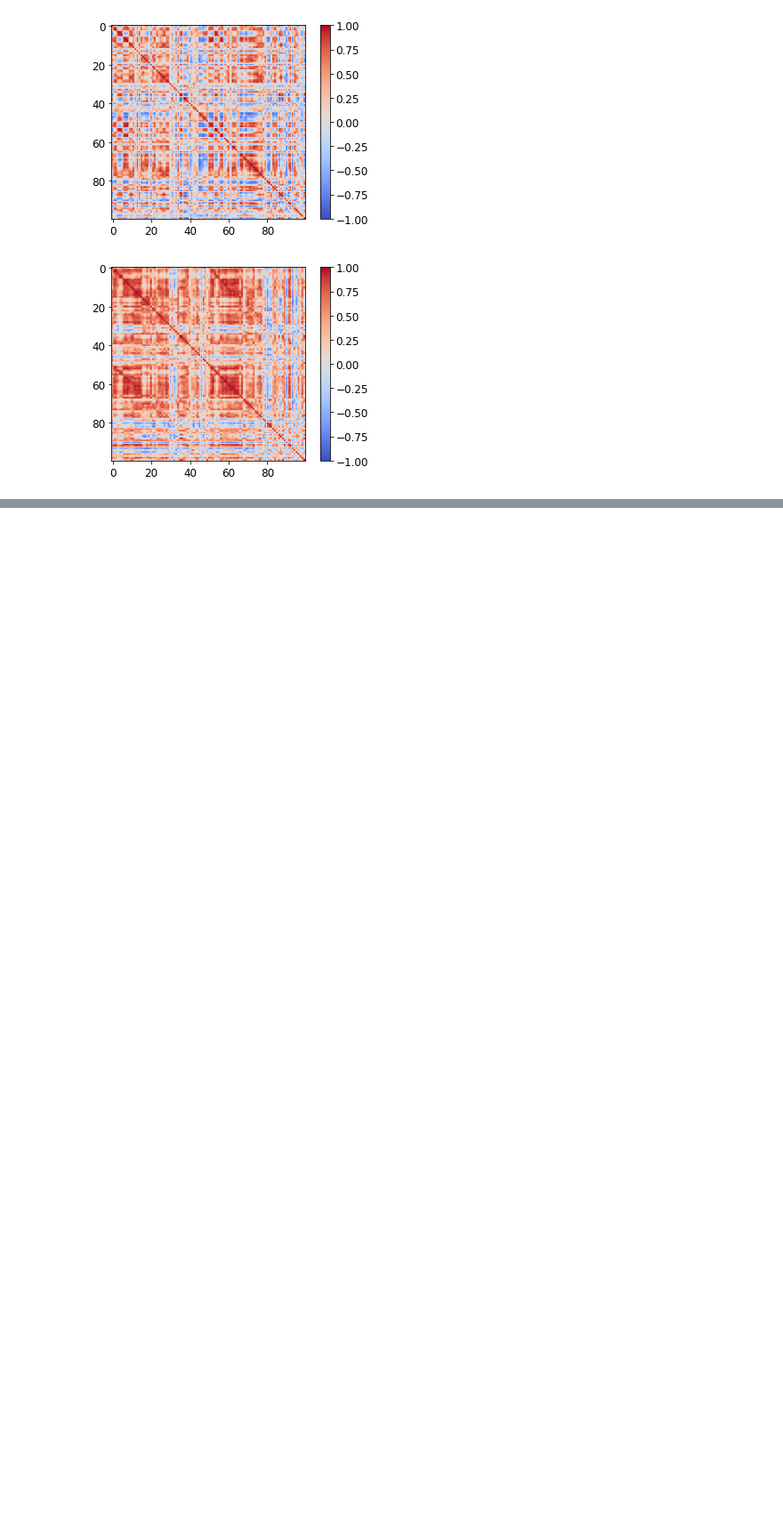
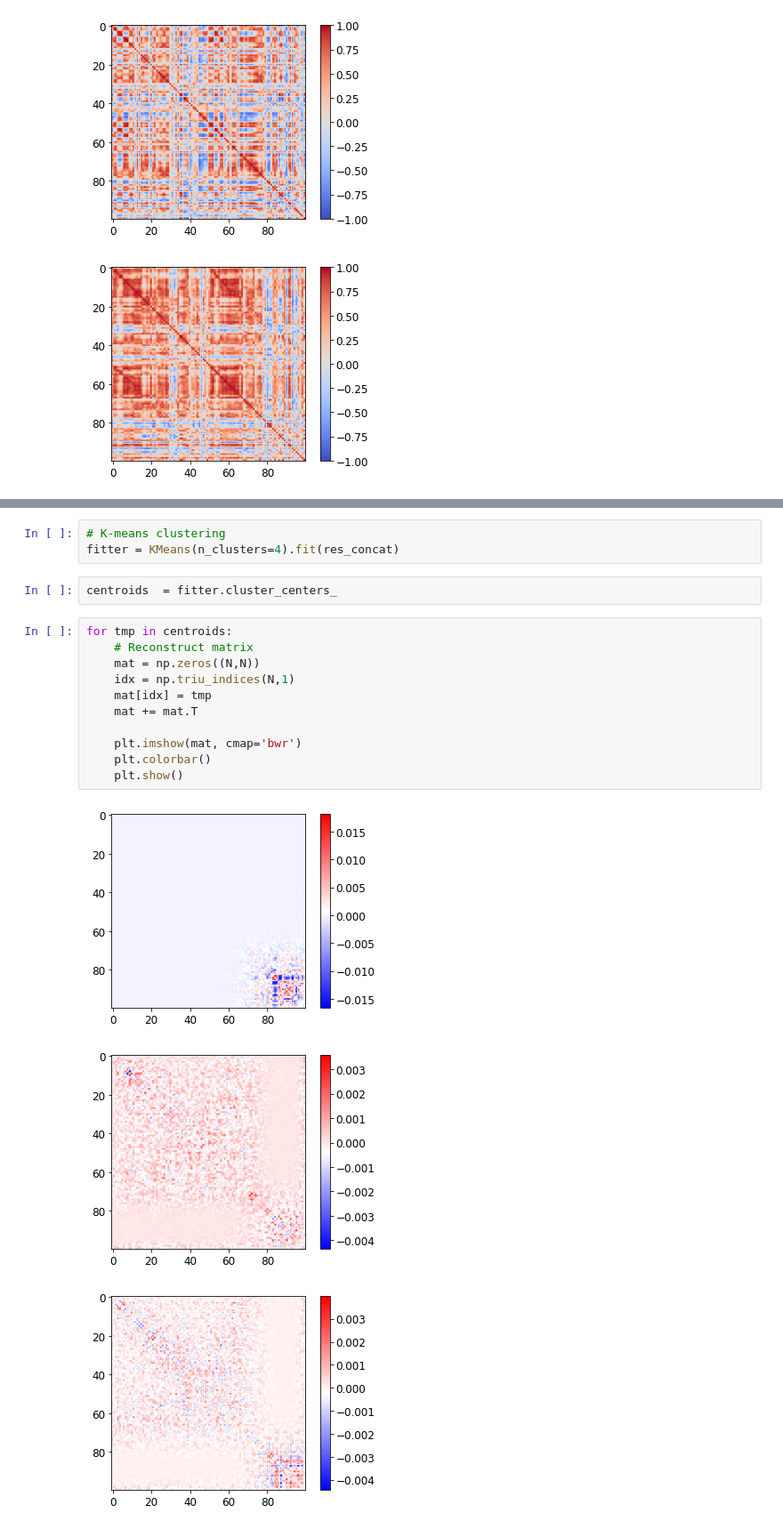
Before and after one commit to gbarzon/DMF, a Jupyter notebook: FC_analysis.ipynb, the cells around one changed output, grey strips where cells are left out. Shown at 89% size. Saved outputs shown, nothing was run; the diff lists cells and outputs as text; blank space fills up the shorter version.

```diff
--- a/FC_analysis.ipynb
+++ b/FC_analysis.ipynb
@@ -160,0 +185,20 @@ plt.show()
+# %%
+# K-means clustering
+fitter = KMeans(n_clusters=4).fit(res_concat)
+# %%
+centroids  = fitter.cluster_centers_
+# %%
+for tmp in centroids:
+    # Reconstruct matrix
+    mat = np.zeros((N,N))
+    idx = np.triu_indices(N,1)
+    mat[idx] = tmp
+    mat += mat.T
+
+    plt.imshow(mat, cmap='bwr')
+    plt.colorbar()
+    plt.show()
+# %% [output]
+[figure, added]
+[figure, added]
+[figure, added]
```
Also changed, not shown: parts of 10 cells of this notebook, 6 other files.
